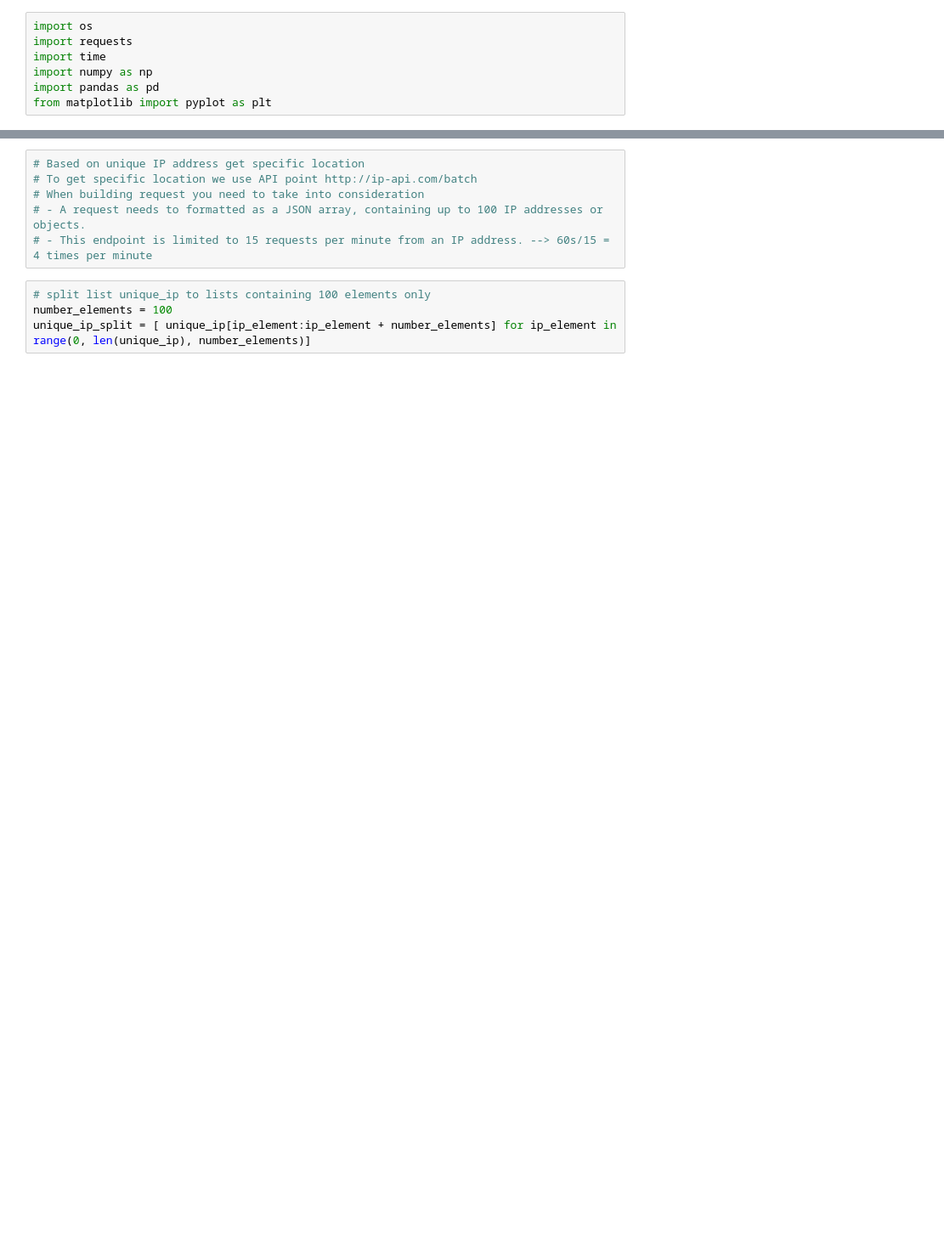
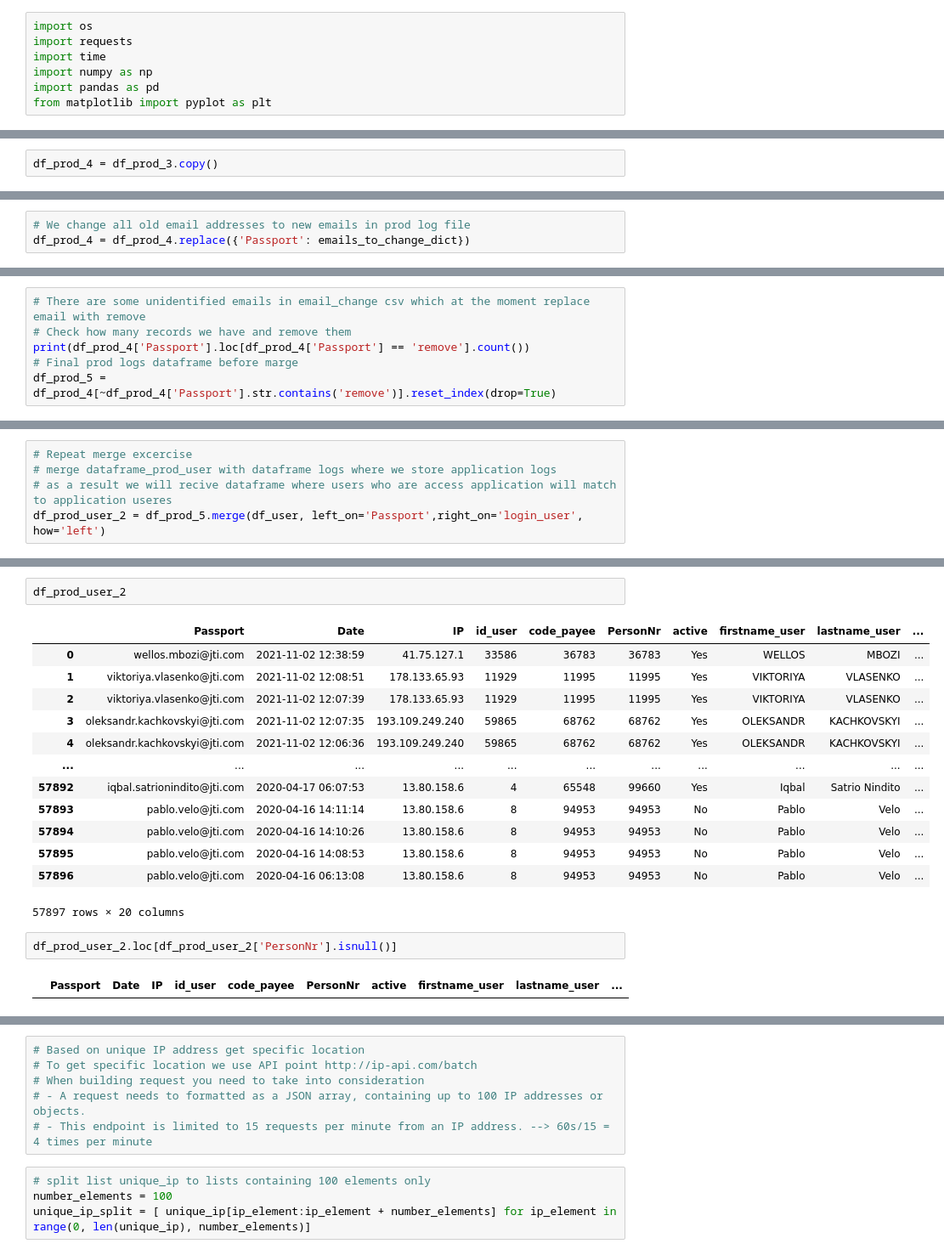
Before and after one commit to RafZel/NYCDSA_Project_1, a Jupyter notebook: project_1.ipynb, the cells around one changed output, grey strips where cells are left out. Shown at 85% size. Drawn from its saved outputs; the diff is of its cells as text; blank space fills up the shorter version.

```diff
--- a/project_1.ipynb
+++ b/project_1.ipynb
@@ -129,0 +539,2 @@ dtype: int64
+# %%
+df_prod_4 = df_prod_3.copy()
@@ -129,0 +572,3 @@ dtype: int64
+# %%
+# We change all old email addresses to new emails in prod log file
+df_prod_4 = df_prod_4.replace({'Passport': emails_to_change_dict})
@@ -129,0 +616,6 @@ dtype: int64
+# %%
+# There are some unidentified emails in email_change csv which at the moment replace email with remove
+# Check how many records we have and remove them
+print(df_prod_4['Passport'].loc[df_prod_4['Passport'] == 'remove'].count())
+# Final prod logs dataframe before marge
+df_prod_5 = df_prod_4[~df_prod_4['Passport'].str.contains('remove')].reset_index(drop=True)
@@ -129,0 +641,5 @@ dtype: int64
+# %%
+# Repeat merge excercise
+# merge dataframe_prod_user with dataframe logs where we store application logs
+# as a result we will recive dataframe where users who are access application will match to application useres
+df_prod_user_2 = df_prod_5.merge(df_user, left_on='Passport',right_on='login_user', how='left')
@@ -129,0 +670,20 @@ dtype: int64
+# %%
+df_prod_user_2
+# %% [output]
+|  | Passport | Date | IP | id_user | code_payee | PersonNr | active | firstname_user | lastname_user | ... |
+| 0 | wellos.mbozi@jti.com | 2021-11-02 12:38:59 | 41.75.127.1 | 33586 | 36783 | 36783 | Yes | WELLOS | MBOZI | ... |
+| 1 | viktoriya.vlasenko@jti.com | 2021-11-02 12:08:51 | 178.133.65.93 | 11929 | 11995 | 11995 | Yes | VIKTORIYA | VLASENKO | ... |
+| 2 | viktoriya.vlasenko@jti.com | 2021-11-02 12:07:39 | 178.133.65.93 | 11929 | 11995 | 11995 | Yes | VIKTORIYA | VLASENKO | ... |
+| 3 | oleksandr.kachkovskyi@jti.com | 2021-11-02 12:07:35 | 193.109.249.240 | 59865 | 68762 | 68762 | Yes | OLEKSANDR | KACHKOVSKYI | ... |
+| 4 | oleksandr.kachkovskyi@jti.com | 2021-11-02 12:06:36 | 193.109.249.240 | 59865 | 68762 | 68762 | Yes | OLEKSANDR | KACHKOVSKYI | ... |
+| ... | ... | ... | ... | ... | ... | ... | ... | ... | ... | ... |
+| 57892 | iqbal.satrionindito@jti.com | 2020-04-17 06:07:53 | 13.80.158.6 | 4 | 65548 | 99660 | Yes | Iqbal | Satrio Nindito | ... |
+| 57893 | pablo.velo@jti.com | 2020-04-16 14:11:14 | 13.80.158.6 | 8 | 94953 | 94953 | No | Pablo | Velo | ... |
+| 57894 | pablo.velo@jti.com | 2020-04-16 14:10:26 | 13.80.158.6 | 8 | 94953 | 94953 | No | Pablo | Velo | ... |
+| 57895 | pablo.velo@jti.com | 2020-04-16 14:08:53 | 13.80.158.6 | 8 | 94953 | 94953 | No | Pablo | Velo | ... |
+| 57896 | pablo.velo@jti.com | 2020-04-16 06:13:08 | 13.80.158.6 | 8 | 94953 | 94953 | No | Pablo | Velo | ... |
+57897 rows × 20 columns
+# %%
+df_prod_user_2.loc[df_prod_user_2['PersonNr'].isnull()]
+# %% [output]
+|  | Passport | Date | IP | id_user | code_payee | PersonNr | active | firstname_user | lastname_user | ... |
```
Also changed, not shown: parts of 119 cells of this notebook, 1 other file.
